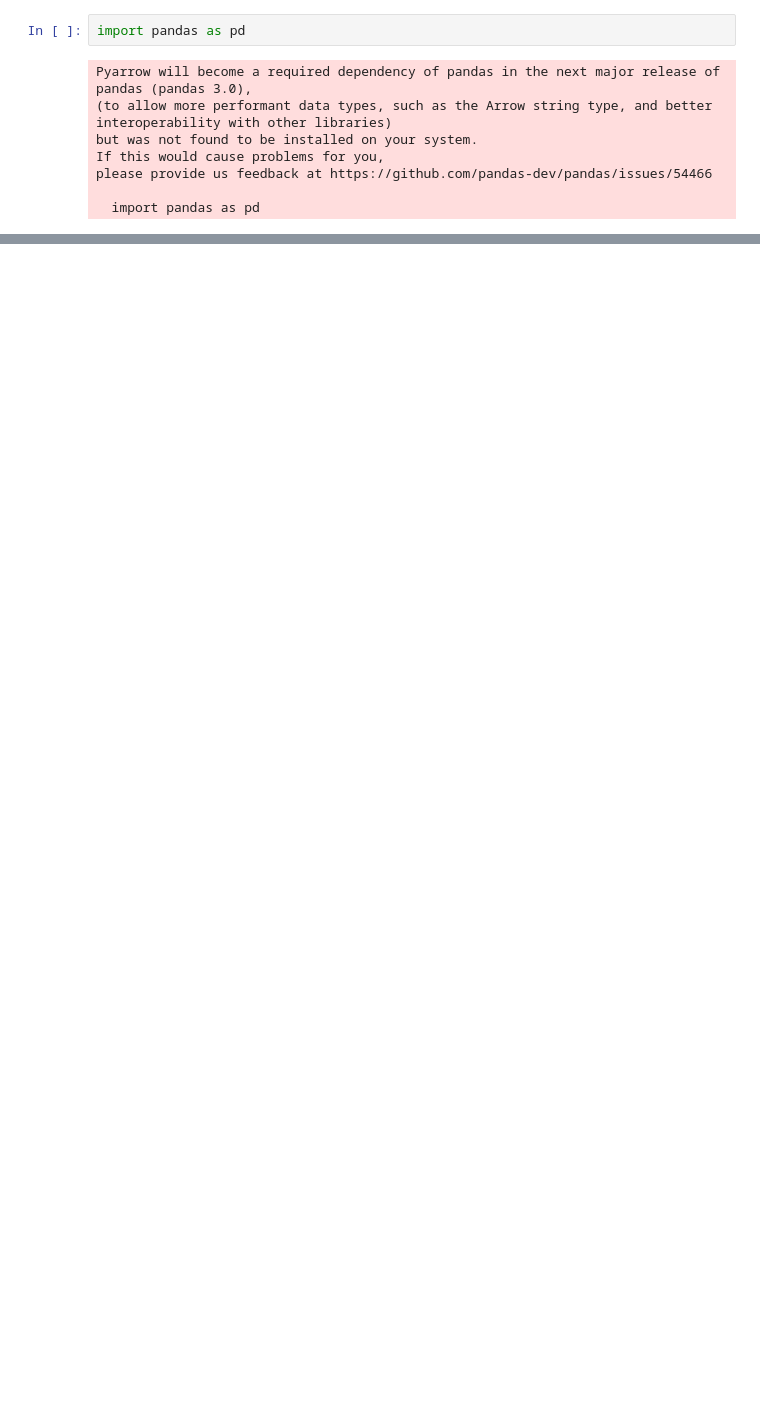
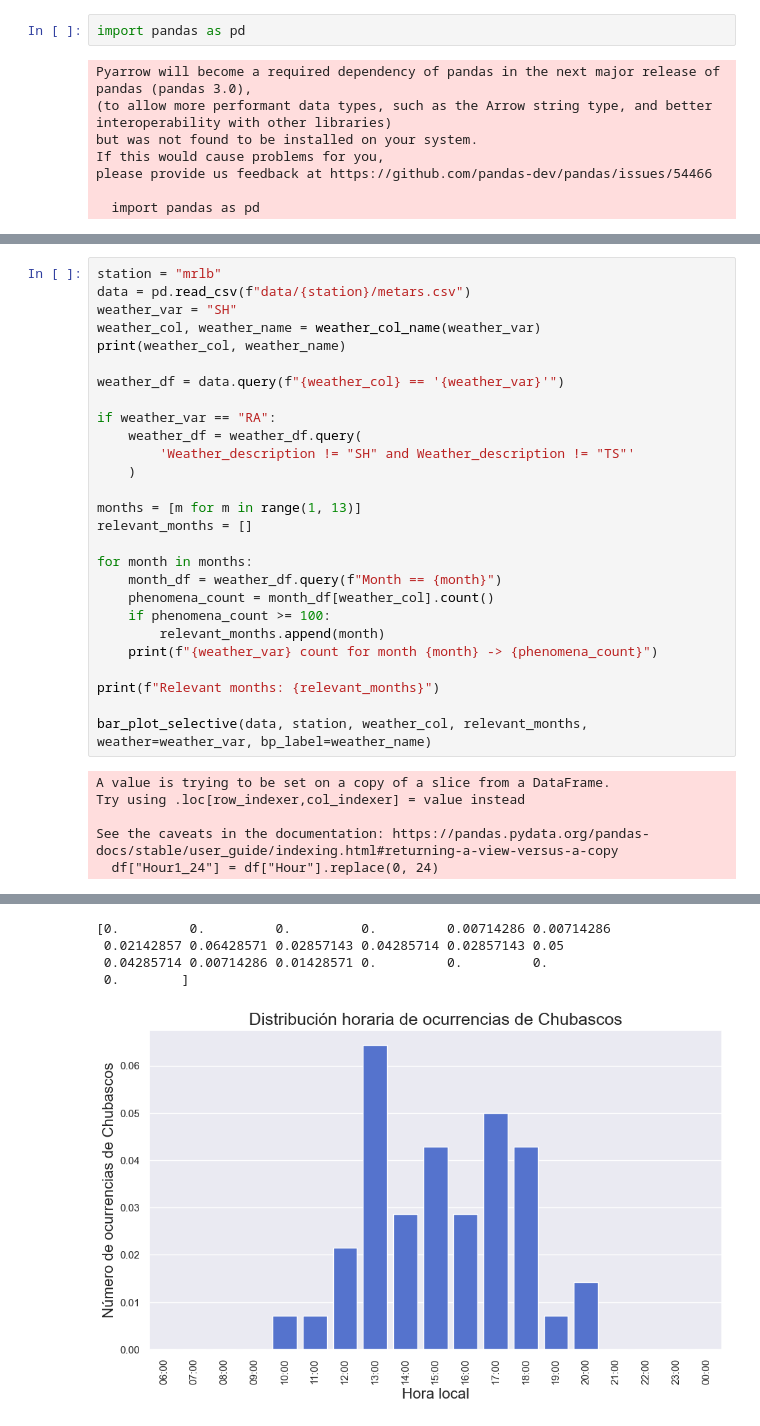
Before and after one commit to imn-climatologias-aeropuertos/climatologias-aeropuertos, a Jupyter notebook: data-exploration.ipynb, the cells around one changed output, grey strips where cells are left out. Drawn from its saved outputs; the diff is of its cells as text; blank space fills up the shorter version.

```diff
--- a/data-exploration.ipynb
+++ b/data-exploration.ipynb
@@ -35,0 +65,33 @@ p_anomalies.head()
+# %%
+station = "mrlb"
+data = pd.read_csv(f"data/{station}/metars.csv")
+weather_var = "SH"
+weather_col, weather_name = weather_col_name(weather_var)
+print(weather_col, weather_name)
+
+weather_df = data.query(f"{weather_col} == '{weather_var}'")
+
+if weather_var == "RA":
+    weather_df = weather_df.query(
+        'Weather_description != "SH" and Weather_description != "TS"'
+    )
+
+months = [m for m in range(1, 13)]
+relevant_months = []
+
+for month in months:
+    month_df = weather_df.query(f"Month == {month}")
+    phenomena_count = month_df[weather_col].count()
+    if phenomena_count >= 100:
+        relevant_months.append(month)
+    print(f"{weather_var} count for month {month} -> {phenomena_count}")
+
+print(f"Relevant months: {relevant_months}")
+
+bar_plot_selective(data, station, weather_col, relevant_months, weather=weather_var, bp_label=weather_name)
+# %% [output]
+A value is trying to be set on a copy of a slice from a DataFrame.
+Try using .loc[row_indexer,col_indexer] = value instead
+
+See the caveats in the documentation: https://pandas.pydata.org/pandas-docs/stable/user_guide/indexing.html#returning-a-view-versus-a-copy
+  df["Hour1_24"] = df["Hour"].replace(0, 24)
@@ -35,0 +114,5 @@ p_anomalies.head()
+[0.         0.         0.         0.         0.00714286 0.00714286
+ 0.02142857 0.06428571 0.02857143 0.04285714 0.02857143 0.05
+ 0.04285714 0.00714286 0.01428571 0.         0.         0.
+ 0.        ]
+[figure, added]
```
Also changed, not shown: parts of 7 cells of this notebook, 25 other files.
